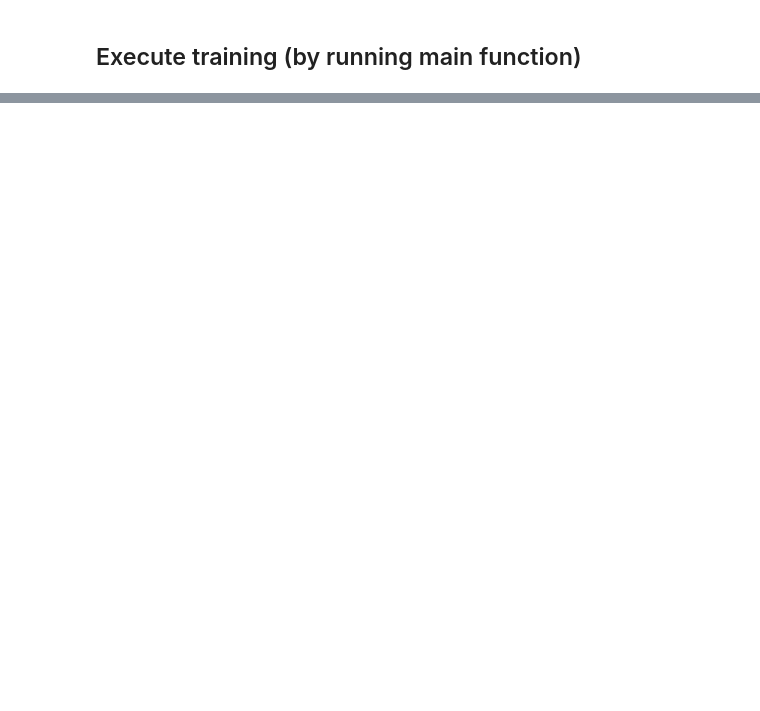
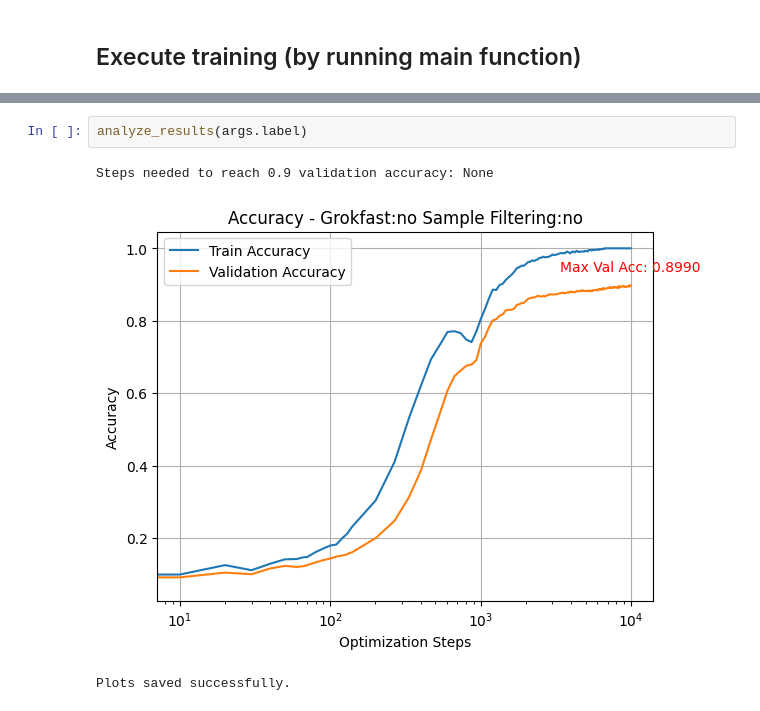
Before and after one commit to nickxir12/PatRec_Project_2024-2025, a Jupyter notebook: MNIST_code/mnist-sample-complexity-online-vol2.ipynb, the cells around one changed output, grey strips where cells are left out. Cells and saved outputs as stored; diff of their text form; blank space fills up the shorter version.

```diff
--- a/MNIST_code/mnist-sample-complexity-online-vol2.ipynb
+++ b/MNIST_code/mnist-sample-complexity-online-vol2.ipynb
@@ -711,0 +981,6 @@ print("Plots loaded successfully.")
+# %%
+analyze_results(args.label)
+# %% [output]
+Steps needed to reach 0.9 validation accuracy: None
+[figure, added]
+Plots saved successfully.
```
Also changed, not shown: parts of 27 cells of this notebook.
